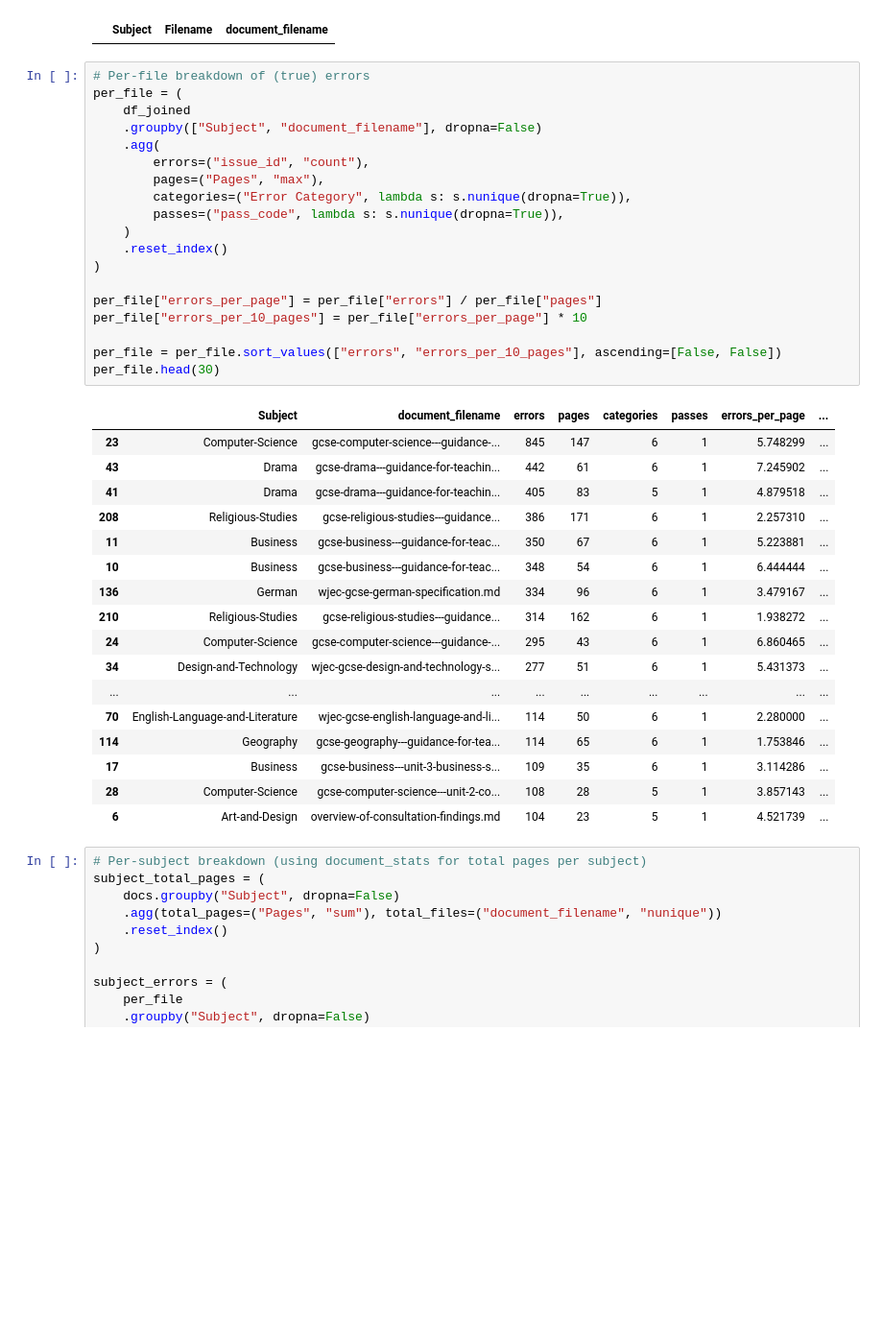
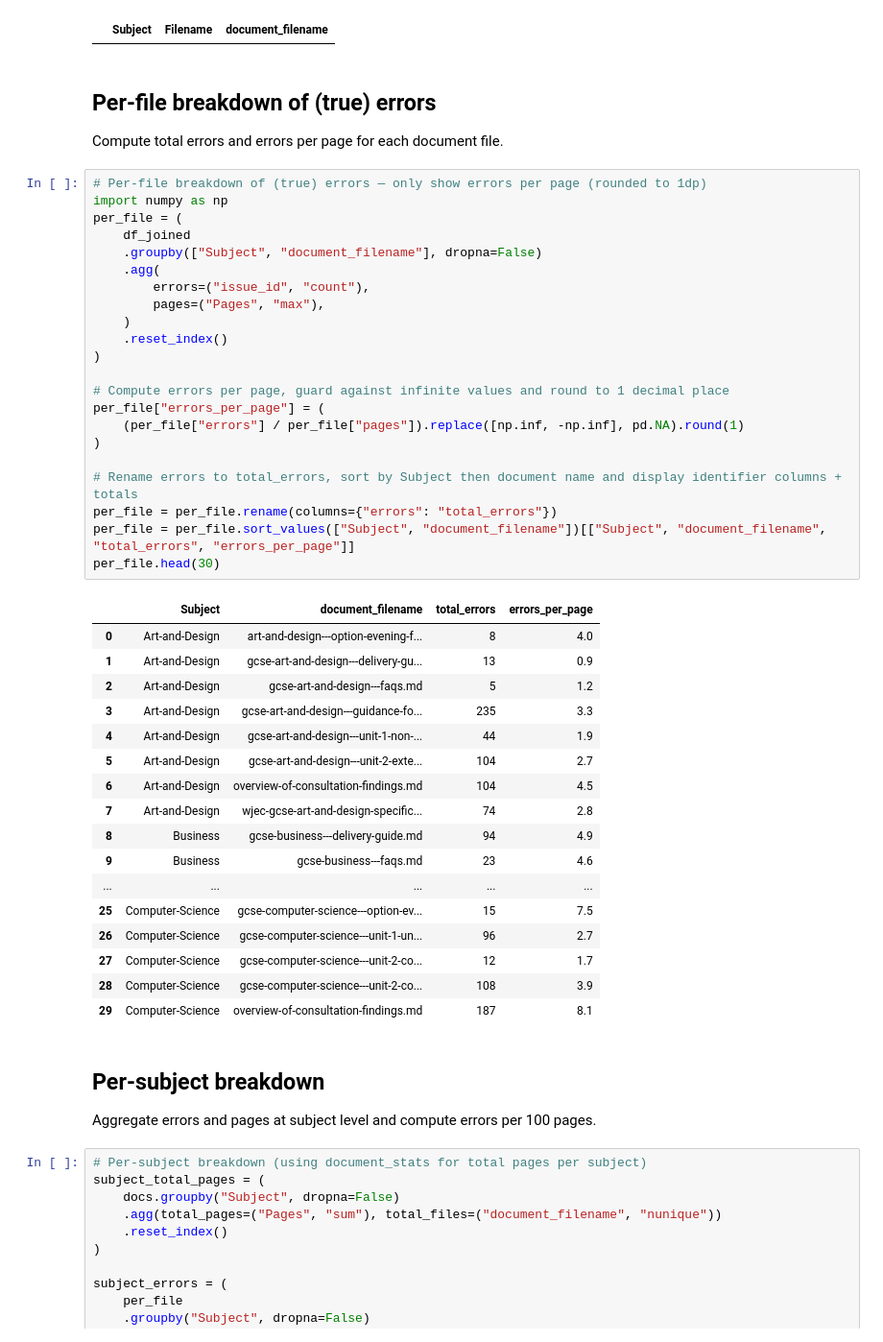
Before and after one commit to h-arnold/ProofreaderBot, a Jupyter notebook: notebooks/llm_proofreader_report_summary.ipynb, the cells around one changed output. Shown at 96% size. Drawn from its saved outputs; the diff is of its cells as text; blank space fills up the shorter version.

```diff
--- a/notebooks/llm_proofreader_report_summary.ipynb
+++ b/notebooks/llm_proofreader_report_summary.ipynb
@@ -128,43 +144,54 @@ missing_pages.head(20)
 Rows missing page counts after join: 0
 Unique (Subject, File) missing page counts: 0
 |  | Subject | Filename | document_filename |
+# %% [markdown]
+## Per-file breakdown of (true) errors
+
+Compute total errors and errors per page for each document file.
 # %%
-# Per-file breakdown of (true) errors
+# Per-file breakdown of (true) errors — only show errors per page (rounded to 1dp)
+import numpy as np
 per_file = (
     df_joined
     .groupby(["Subject", "document_filename"], dropna=False)
     .agg(
         errors=("issue_id", "count"),
         pages=("Pages", "max"),
-        categories=("Error Category", lambda s: s.nunique(dropna=True)),
-        passes=("pass_code", lambda s: s.nunique(dropna=True)),
     )
     .reset_index()
 )
 
-per_file["errors_per_page"] = per_file["errors"] / per_file["pages"]
-per_file["errors_per_10_pages"] = per_file["errors_per_page"] * 10
+# Compute errors per page, guard against infinite values and round to 1 decimal place
+per_file["errors_per_page"] = (
+    (per_file["errors"] / per_file["pages"]).replace([np.inf, -np.inf], pd.NA).round(1)
+)
 
-per_file = per_file.sort_values(["errors", "errors_per_10_pages"], ascending=[False, False])
+# Rename errors to total_errors, sort by Subject then document name and display identifier columns + totals
+per_file = per_file.rename(columns={"errors": "total_errors"})
+per_file = per_file.sort_values(["Subject", "document_filename"])[["Subject", "document_filename", "total_errors", "errors_per_page"]]
 per_file.head(30)
 # %% [output]
-|  | Subject | document_filename | errors | pages | categories | passes | errors_per_page | ... |
-| 23 | Computer-Science | gcse-computer-science---guidance-... | 845 | 147 | 6 | 1 | 5.748299 | ... |
-| 43 | Drama | gcse-drama---guidance-for-teachin... | 442 | 61 | 6 | 1 | 7.245902 | ... |
-| 41 | Drama | gcse-drama---guidance-for-teachin... | 405 | 83 | 5 | 1 | 4.879518 | ... |
-| 208 | Religious-Studies | gcse-religious-studies---guidance... | 386 | 171 | 6 | 1 | 2.257310 | ... |
-| 11 | Business | gcse-business---guidance-for-teac... | 350 | 67 | 6 | 1 | 5.223881 | ... |
-| 10 | Business | gcse-business---guidance-for-teac... | 348 | 54 | 6 | 1 | 6.444444 | ... |
-| 136 | German | wjec-gcse-german-specification.md | 334 | 96 | 6 | 1 | 3.479167 | ... |
-| 210 | Religious-Studies | gcse-religious-studies---guidance... | 314 | 162 | 6 | 1 | 1.938272 | ... |
-| 24 | Computer-Science | gcse-computer-science---guidance-... | 295 | 43 | 6 | 1 | 6.860465 | ... |
-| 34 | Design-and-Technology | wjec-gcse-design-and-technology-s... | 277 | 51 | 6 | 1 | 5.431373 | ... |
-| ... | ... | ... | ... | ... | ... | ... | ... | ... |
-| 70 | English-Language-and-Literature | wjec-gcse-english-language-and-li... | 114 | 50 | 6 | 1 | 2.280000 | ... |
-| 114 | Geography | gcse-geography---guidance-for-tea... | 114 | 65 | 6 | 1 | 1.753846 | ... |
-| 17 | Business | gcse-business---unit-3-business-s... | 109 | 35 | 6 | 1 | 3.114286 | ... |
-| 28 | Computer-Science | gcse-computer-science---unit-2-co... | 108 | 28 | 5 | 1 | 3.857143 | ... |
-| 6 | Art-and-Design | overview-of-consultation-findings.md | 104 | 23 | 5 | 1 | 4.521739 | ... |
+|  | Subject | document_filename | total_errors | errors_per_page |
+| 0 | Art-and-Design | art-and-design---option-evening-f... | 8 | 4.0 |
+| 1 | Art-and-Design | gcse-art-and-design---delivery-gu... | 13 | 0.9 |
+| 2 | Art-and-Design | gcse-art-and-design---faqs.md | 5 | 1.2 |
+| 3 | Art-and-Design | gcse-art-and-design---guidance-fo... | 235 | 3.3 |
+| 4 | Art-and-Design | gcse-art-and-design---unit-1-non-... | 44 | 1.9 |
+| 5 | Art-and-Design | gcse-art-and-design---unit-2-exte... | 104 | 2.7 |
+| 6 | Art-and-Design | overview-of-consultation-findings.md | 104 | 4.5 |
+| 7 | Art-and-Design | wjec-gcse-art-and-design-specific... | 74 | 2.8 |
+| 8 | Business | gcse-business---delivery-guide.md | 94 | 4.9 |
+| 9 | Business | gcse-business---faqs.md | 23 | 4.6 |
+| ... | ... | ... | ... | ... |
+| 25 | Computer-Science | gcse-computer-science---option-ev... | 15 | 7.5 |
+| 26 | Computer-Science | gcse-computer-science---unit-1-un... | 96 | 2.7 |
+| 27 | Computer-Science | gcse-computer-science---unit-2-co... | 12 | 1.7 |
+| 28 | Computer-Science | gcse-computer-science---unit-2-co... | 108 | 3.9 |
+| 29 | Computer-Science | overview-of-consultation-findings.md | 187 | 8.1 |
+# %% [markdown]
+## Per-subject breakdown
+
+Aggregate errors and pages at subject level and compute errors per 100 pages.
 # %%
 # Per-subject breakdown (using document_stats for total pages per subject)
 subject_total_pages = (
```
Also changed, not shown: parts of 8 cells of this notebook.
